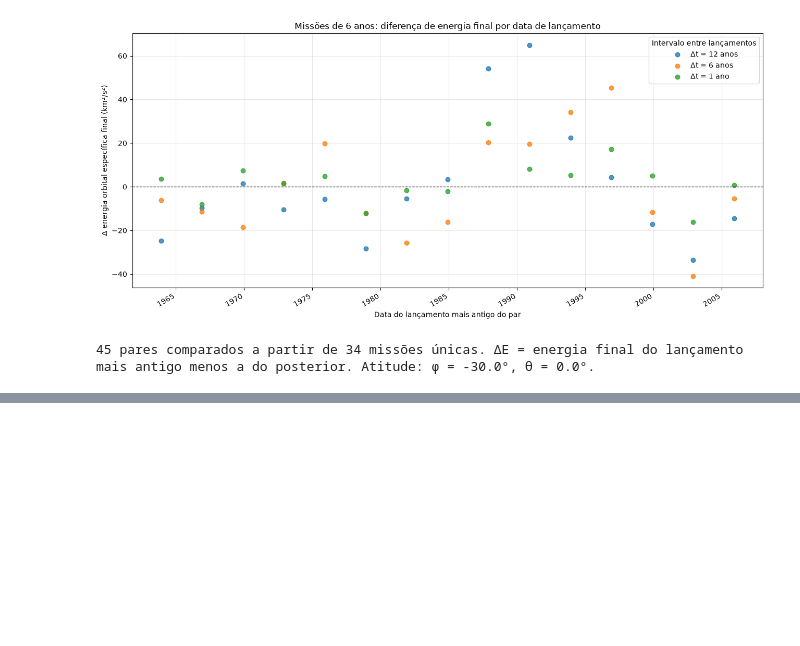
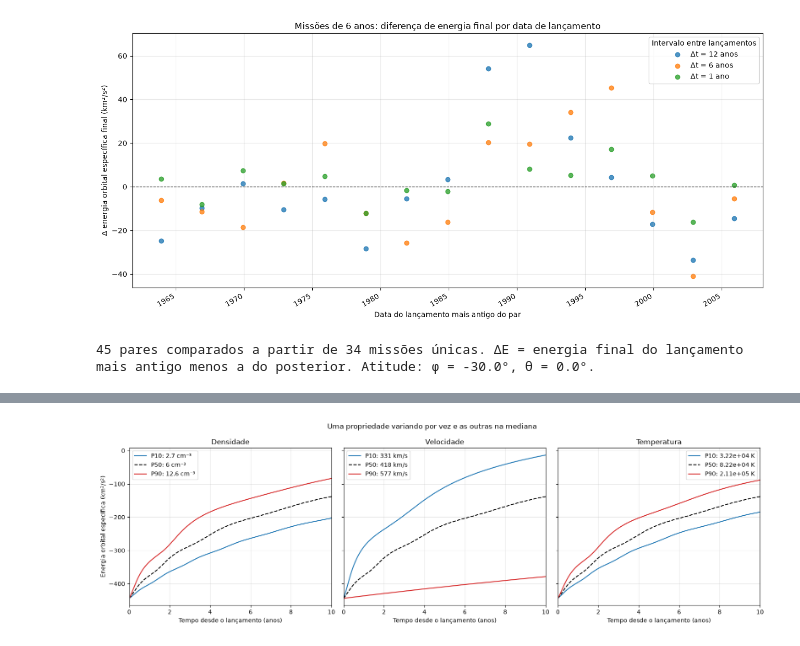
Before and after one commit to araaesp/Electric-Sail, a Jupyter notebook: src/analise_perfil_real_direto_invertido.ipynb, the cells around one changed output, grey strips where cells are left out. Cells and saved outputs as stored; diff of their text form; code cells hidden in the pictures; blank space fills up the shorter version.

```diff
--- a/src/analise_perfil_real_direto_invertido.ipynb
+++ b/src/analise_perfil_real_direto_invertido.ipynb
@@ -1811,0 +2092,86 @@ Simulando missão 34/34 — lançamento em 2017-11-28.
+# %%
+# Energia em 10 anos: uma propriedade varia; as outras ficam em P50
+from services import n_body_service
+
+SENS_START_DATE = '2000-01-01'
+SENS_YEARS = 10
+SENS_PHI_DEG = float(globals().get('PAIR_PHI_DEG', PHI_REAL_DEG))
+SENS_THETA_DEG = float(globals().get('PAIR_THETA_DEG', THETA_REAL_DEG))
+
+sensitivity_specs = [
+    ('dens_cm3', 'Densidade', 'cm⁻³'),
+    ('vel_km_s', 'Velocidade', 'km/s'),
+    ('temp_k', 'Temperatura', 'K'),
+]
+sensitivity_cases = {'Base P50': sensitivity_base.copy()}
+for column, name, unit in sensitivity_specs:
+    for quantile in (0.1, 0.9):
+        values = sensitivity_base.copy()
+        values[column] = float(sensitivity_levels.loc[quantile, column])
+        sensitivity_cases['{} P{}'.format(name, int(quantile * 100))] = values
+
+sens_start = pd.Timestamp(SENS_START_DATE)
+sens_end = sens_start + pd.DateOffset(years=SENS_YEARS)
+sens_dates = pd.DatetimeIndex([sens_start, sens_end])
+sensitivity_runs = {}
+sensitivity_rows = []
+
+for index, (label, values) in enumerate(sensitivity_cases.items(), start=1):
+    print('Simulando {}/7: {}'.format(index, label))
+    profile = ProfileWind(pd.DataFrame([values, values], index=sens_dates))
+    config = copy.deepcopy(real_base_config)
+    config['start_time'] = sens_start.strftime('%Y-%m-%d %H:%M:%S')
+    config['end_time'] = sens_end.strftime('%Y-%m-%d %H:%M:%S')
+    config['electric_sail_probes'][0]['phi_deg'] = SENS_PHI_DEG
+    config['electric_sail_probes'][0]['theta_deg'] = SENS_THETA_DEG
+    bodies, span = n_body_service.process_data(RequestDto().load(config))
+    states = solve_profile(bodies, profile, span)
+    df_run = pd.DataFrame(states, columns=profile_columns(len(bodies)))
+    if float(df_run['T'].iloc[-1]) < span - 1e-6:
+        raise RuntimeError('A missão {} terminou antes do prazo.'.format(label))
+    elements = orbital_elements_real({
+        'df': df_run, 'mu_km3_s2': G_KM_REAL * bodies[0].mass,
+    })
+    energy = elements['specific_energy_km2_s2']
+    if not np.isfinite(energy).all():
+        raise RuntimeError('Energia não finita em {}.'.format(label))
+    sensitivity_runs[label] = {
+        'elapsed_years': df_run['T'].to_numpy() / span * SENS_YEARS,
+        'energy': energy,
+        'df': df_run,
+    }
+    sensitivity_rows.append({
+        'Cenário': label,
+        'v ref. (km/s)': values['vel_km_s'],
+        'T ref. (K)': values['temp_k'],
+        'n ref. (cm⁻³)': values['dens_cm3'],
+        'Energia final (km²/s²)': float(energy[-1]),
+        'Ganho de energia (km²/s²)': float(energy[-1] - energy[0]),
+    })
+
+fig, axes = plt.subplots(1, 3, figsize=(16, 5), sharex=True, sharey=True)
+for ax, (column, name, unit) in zip(axes, sensitivity_specs):
+    for quantile, color in ((0.1, 'tab:blue'), (0.5, 'black'), (0.9, 'tab:red')):
+        key = 'Base P50' if quantile == 0.5 else '{} P{}'.format(name, int(quantile * 100))
+        run = sensitivity_runs[key]
+        value = sensitivity_levels.loc[quantile, column]
+        ax.plot(
+            run['elapsed_years'], run['energy'], color=color,
+            linestyle='--' if quantile == 0.5 else '-',
+            label='P{}: {:.3g} {}'.format(int(quantile * 100), value, unit),
+        )
+    ax.set(title=name, xlabel='Tempo desde o lançamento (anos)', xlim=(0, SENS_YEARS))
+    ax.grid(True, alpha=0.3)
+    ax.legend()
+axes[0].set_ylabel('Energia orbital específica (km²/s²)')
+fig.suptitle('Uma propriedade variando por vez e as outras na mediana')
+fig.tight_layout()
+plt.show()
+plt.close(fig)
+
+sensitivity_summary_df = pd.DataFrame(sensitivity_rows)
+display(sensitivity_summary_df)
+print('Missão: {} a {}. Atitude: φ = {}°, θ = {}°. Tensão: {} V.'.format(
+    sens_start.date(), sens_end.date(), SENS_PHI_DEG, SENS_THETA_DEG, bodies[1].V_volts,
+))
+# %% [output]
@@ -1811,0 +2185 @@ Simulando missão 34/34 — lançamento em 2017-11-28.
+[figure, added]
```
Also changed, not shown: parts of 3 cells of this notebook, 6 other files.
